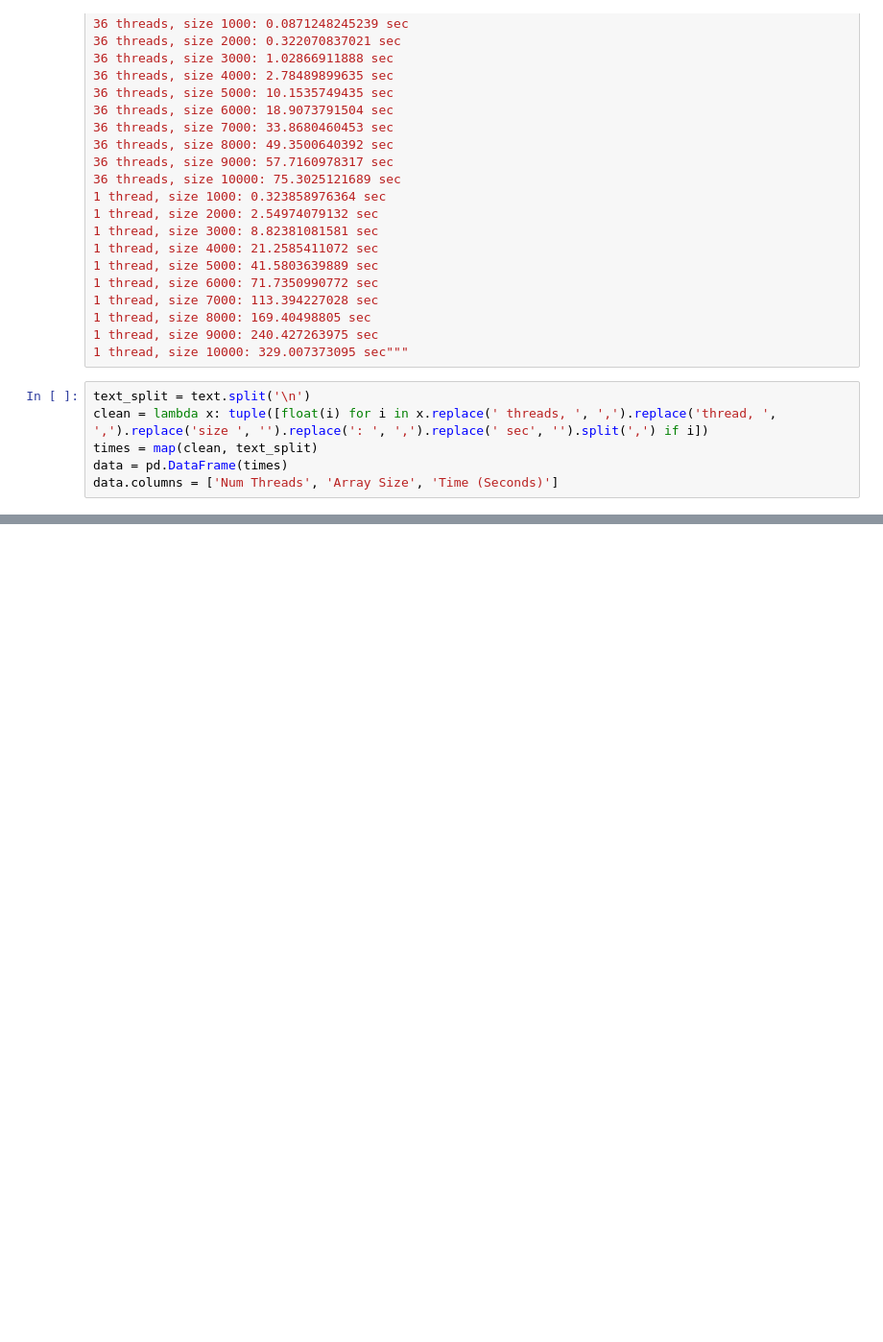
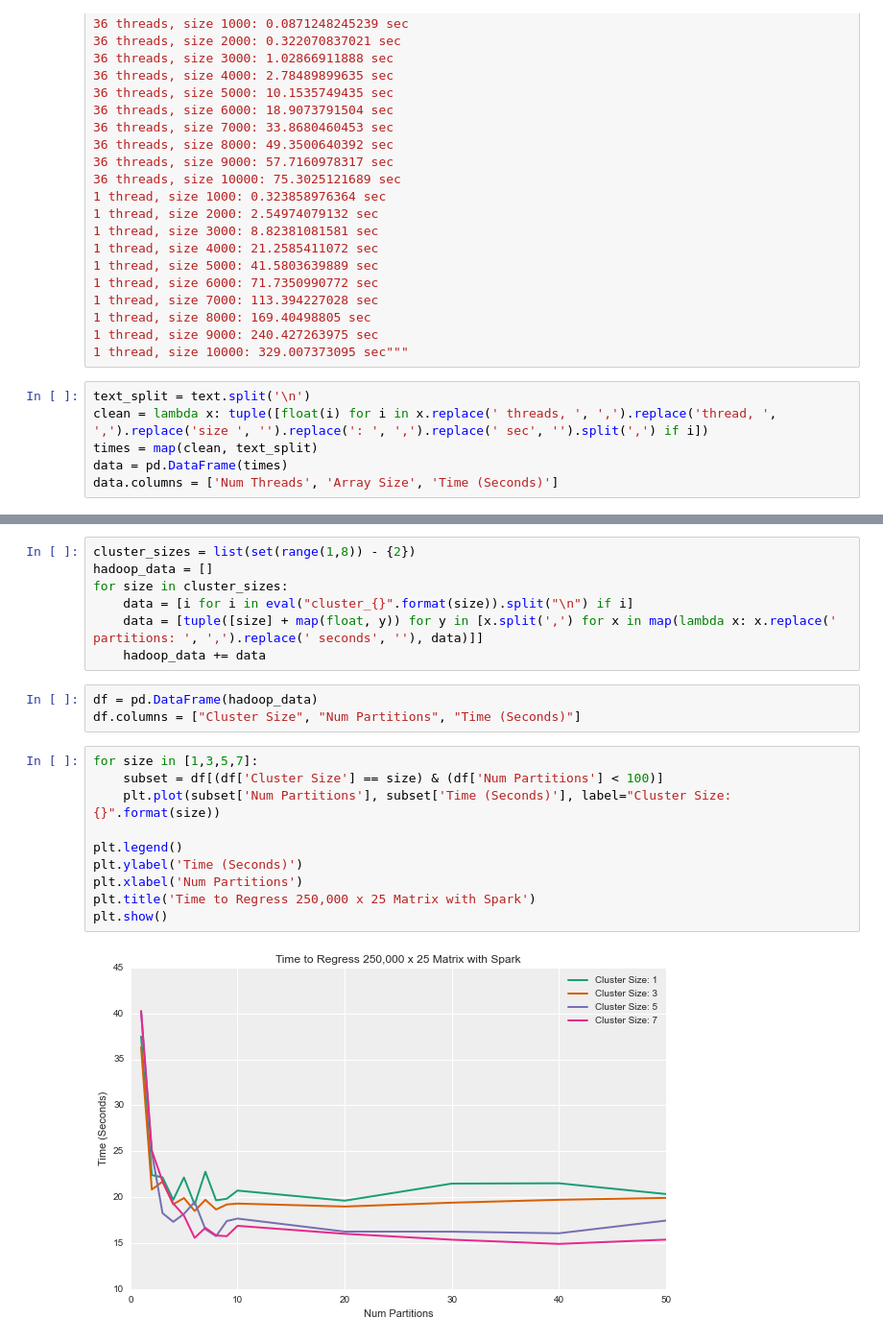
Before and after one commit to neelspatel/CS205_Final_Project, a Jupyter notebook: web/static_site/graphs.ipynb, the cells around one changed output, grey strips where cells are left out. Shown at 96% size. Drawn from its saved outputs; the diff is of its cells as text; blank space fills up the shorter version.

```diff
--- a/web/static_site/graphs.ipynb
+++ b/web/static_site/graphs.ipynb
@@ -146,0 +258,22 @@ plt.show()
+# %%
+cluster_sizes = list(set(range(1,8)) - {2})
+hadoop_data = []
+for size in cluster_sizes:
+    data = [i for i in eval("cluster_{}".format(size)).split("\n") if i]
+    data = [tuple([size] + map(float, y)) for y in [x.split(',') for x in map(lambda x: x.replace(' partitions: ', ',').replace(' seconds', ''), data)]]
+    hadoop_data += data
+# %%
+df = pd.DataFrame(hadoop_data)
+df.columns = ["Cluster Size", "Num Partitions", "Time (Seconds)"]
+# %%
+for size in [1,3,5,7]:
+    subset = df[(df['Cluster Size'] == size) & (df['Num Partitions'] < 100)]
+    plt.plot(subset['Num Partitions'], subset['Time (Seconds)'], label="Cluster Size: {}".format(size))
+
+plt.legend()
+plt.ylabel('Time (Seconds)')
+plt.xlabel('Num Partitions')
+plt.title('Time to Regress 250,000 x 25 Matrix with Spark')
+plt.show()
+# %% [output]
+[figure, added]
```
Also changed, not shown: parts of 5 cells of this notebook.
